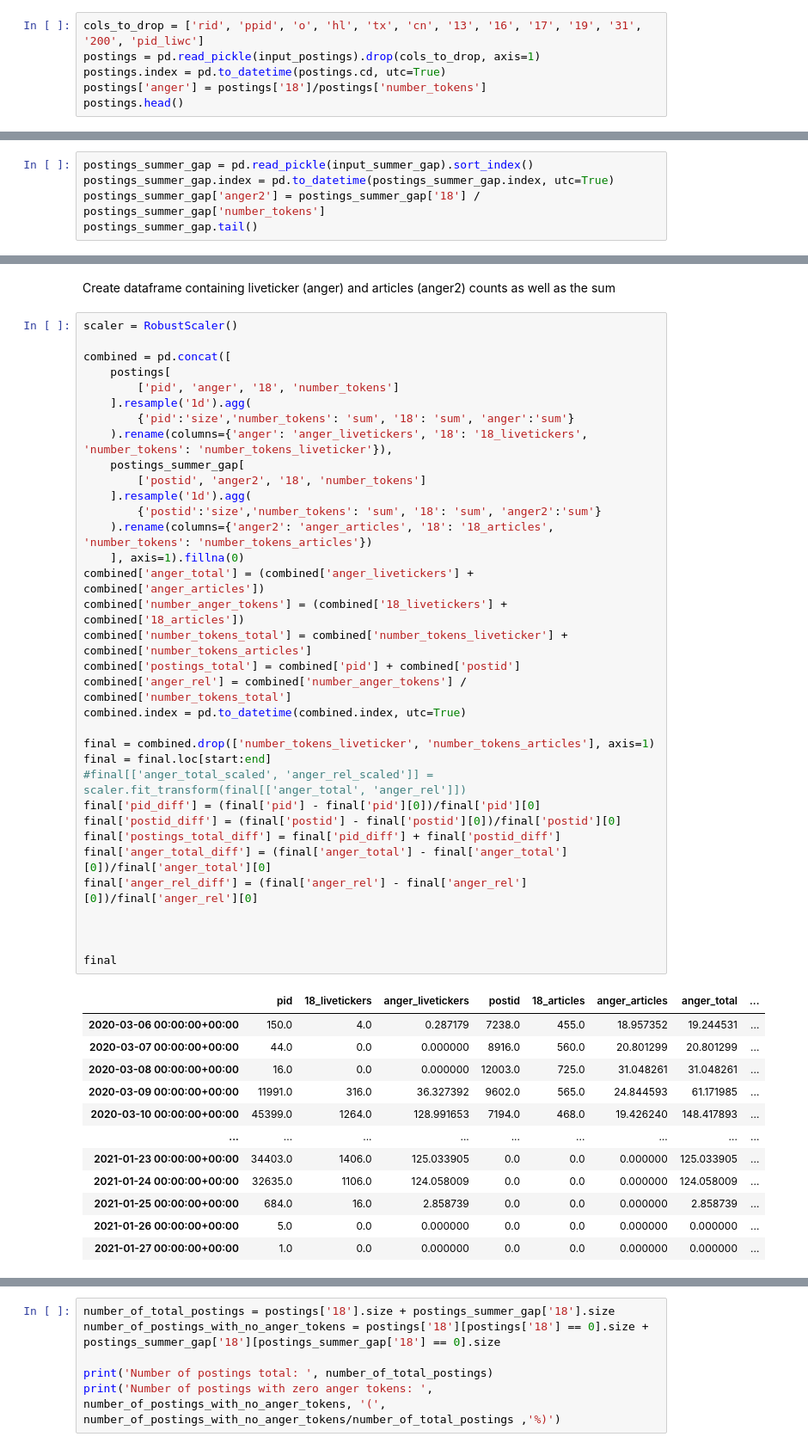
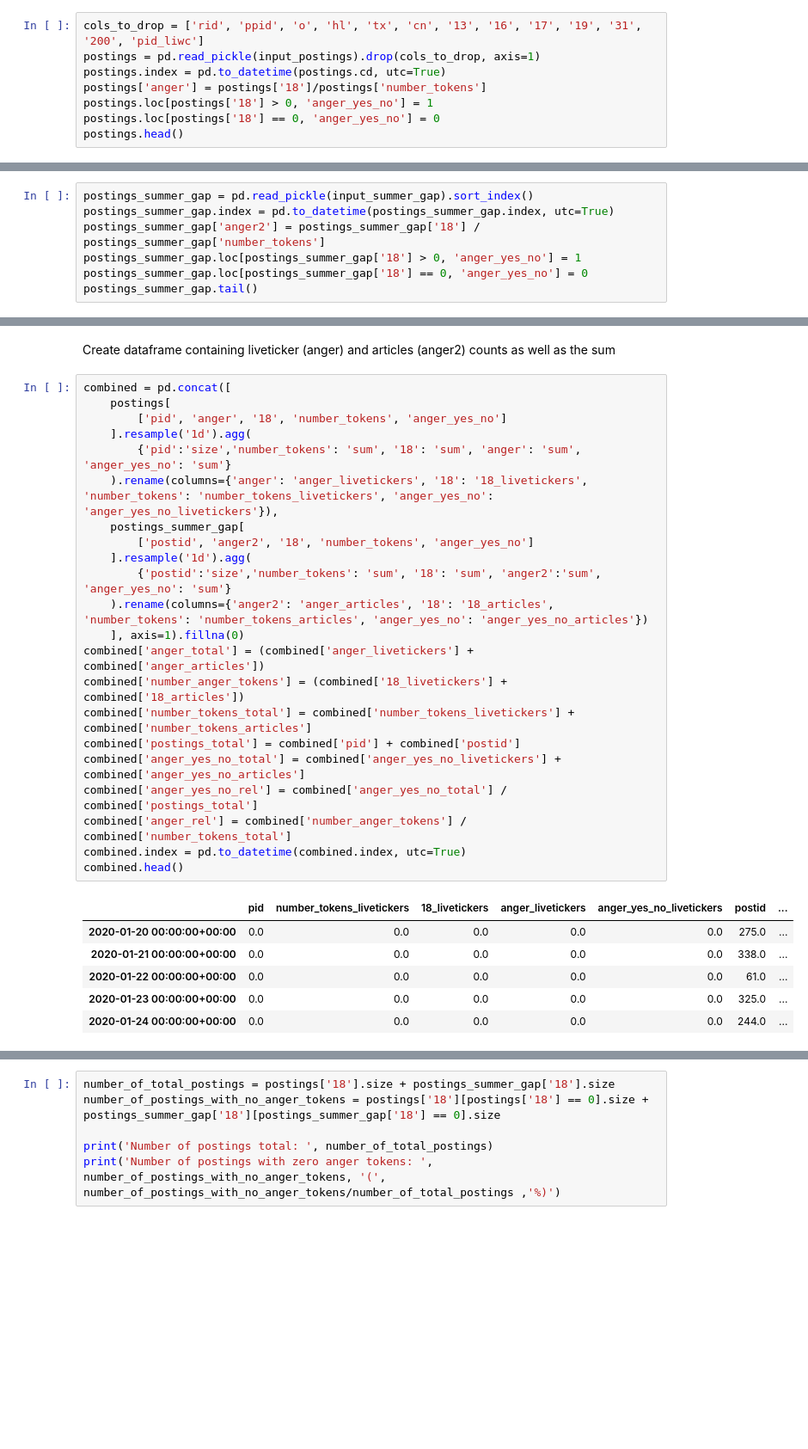
Before and after one commit to nostromo7/IPDS_standardforum, a Jupyter notebook: code/analysis.ipynb, the cells around one changed output, grey strips where cells are left out. Shown at 86% size. Saved outputs shown, nothing was run; the diff lists cells and outputs as text; blank space fills up the shorter version.

```diff
--- a/code/analysis.ipynb
+++ b/code/analysis.ipynb
@@ -60,5 +64,7 @@ cols_to_drop = ['rid', 'ppid', 'o', 'hl', 'tx', 'cn', '13', '16', '17', '19', '3
 postings = pd.read_pickle(input_postings).drop(cols_to_drop, axis=1)
 postings.index = pd.to_datetime(postings.cd, utc=True)
 postings['anger'] = postings['18']/postings['number_tokens']
+postings.loc[postings['18'] > 0, 'anger_yes_no'] = 1
+postings.loc[postings['18'] == 0, 'anger_yes_no'] = 0
 postings.head()
 # %% [output]
@@ -80,6 +87,8 @@ Load and analyze dataset of articles to fill gap in the summer
 postings_summer_gap = pd.read_pickle(input_summer_gap).sort_index()
 postings_summer_gap.index = pd.to_datetime(postings_summer_gap.index, utc=True)
 postings_summer_gap['anger2'] = postings_summer_gap['18'] / postings_summer_gap['number_tokens']
+postings_summer_gap.loc[postings_summer_gap['18'] > 0, 'anger_yes_no'] = 1
+postings_summer_gap.loc[postings_summer_gap['18'] == 0, 'anger_yes_no'] = 0
 postings_summer_gap.tail()
 # %% [output]
 |  | postid | parentid | communityidentityid | communityname | timestamp | followers | ratings_pos | ... |
@@ -92,49 +101,31 @@ postings_summer_gap.tail()
 # %% [markdown]
 Create dataframe containing liveticker (anger) and articles (anger2) counts as well as the sum
 # %%
-scaler = RobustScaler()
-
 combined = pd.concat([
     postings[
-        ['pid', 'anger', '18', 'number_tokens']
+        ['pid', 'anger', '18', 'number_tokens', 'anger_yes_no']
     ].resample('1d').agg(
-        {'pid':'size','number_tokens': 'sum', '18': 'sum', 'anger':'sum'}
-    ).rename(columns={'anger': 'anger_livetickers', '18': '18_livetickers', 'number_tokens': 'number_tokens_liveticker'}),
+        {'pid':'size','number_tokens': 'sum', '18': 'sum', 'anger': 'sum', 'anger_yes_no': 'sum'}
+    ).rename(columns={'anger': 'anger_livetickers', '18': '18_livetickers', 'number_tokens': 'number_tokens_livetickers', 'anger_yes_no': 'anger_yes_no_livetickers'}),
     postings_summer_gap[
-        ['postid', 'anger2', '18', 'number_tokens']
+        ['postid', 'anger2', '18', 'number_tokens', 'anger_yes_no']
     ].resample('1d').agg(
-        {'postid':'size','number_tokens': 'sum', '18': 'sum', 'anger2':'sum'}
-    ).rename(columns={'anger2': 'anger_articles', '18': '18_articles', 'number_tokens': 'number_tokens_articles'})
+        {'postid':'size','number_tokens': 'sum', '18': 'sum', 'anger2':'sum', 'anger_yes_no': 'sum'}
+    ).rename(columns={'anger2': 'anger_articles', '18': '18_articles', 'number_tokens': 'number_tokens_articles', 'anger_yes_no': 'anger_yes_no_articles'})
     ], axis=1).fillna(0)
 combined['anger_total'] = (combined['anger_livetickers'] + combined['anger_articles'])
 combined['number_anger_tokens'] = (combined['18_livetickers'] + combined['18_articles'])
-combined['number_tokens_total'] = combined['number_tokens_liveticker'] + combined['number_tokens_articles']
+combined['number_tokens_total'] = combined['number_tokens_livetickers'] + combined['number_tokens_articles']
 combined['postings_total'] = combined['pid'] + combined['postid']
+combined['anger_yes_no_total'] = combined['anger_yes_no_livetickers'] + combined['anger_yes_no_articles']
+combined['anger_yes_no_rel'] = combined['anger_yes_no_total'] / combined['postings_total']
 combined['anger_rel'] = combined['number_anger_tokens'] / combined['number_tokens_total']
 combined.index = pd.to_datetime(combined.index, utc=True)
-
-final = combined.drop(['number_tokens_liveticker', 'number_tokens_articles'], axis=1)
-final = final.loc[start:end]
-#final[['anger_total_scaled', 'anger_rel_scaled']] = scaler.fit_transform(final[['anger_total', 'anger_rel']])
-final['pid_diff'] = (final['pid'] - final['pid'][0])/final['pid'][0]
-final['postid_diff'] = (final['postid'] - final['postid'][0])/final['postid'][0]
-final['postings_total_diff'] = final['pid_diff'] + final['postid_diff']
-final['anger_total_diff'] = (final['anger_total'] - final['anger_total'][0])/final['anger_total'][0]
-final['anger_rel_diff'] = (final['anger_rel'] - final['anger_rel'][0])/final['anger_rel'][0]
-
-
-
-final
+combined.head()
 # %% [output]
-|  | pid | 18_livetickers | anger_livetickers | postid | 18_articles | anger_articles | anger_total | ... |
-| 2020-03-06 00:00:00+00:00 | 150.0 | 4.0 | 0.287179 | 7238.0 | 455.0 | 18.957352 | 19.244531 | ... |
-| 2020-03-07 00:00:00+00:00 | 44.0 | 0.0 | 0.000000 | 8916.0 | 560.0 | 20.801299 | 20.801299 | ... |
-| 2020-03-08 00:00:00+00:00 | 16.0 | 0.0 | 0.000000 | 12003.0 | 725.0 | 31.048261 | 31.048261 | ... |
-| 2020-03-09 00:00:00+00:00 | 11991.0 | 316.0 | 36.327392 | 9602.0 | 565.0 | 24.844593 | 61.171985 | ... |
-| 2020-03-10 00:00:00+00:00 | 45399.0 | 1264.0 | 128.991653 | 7194.0 | 468.0 | 19.426240 | 148.417893 | ... |
-| ... | ... | ... | ... | ... | ... | ... | ... | ... |
-| 2021-01-23 00:00:00+00:00 | 34403.0 | 1406.0 | 125.033905 | 0.0 | 0.0 | 0.000000 | 125.033905 | ... |
-| 2021-01-24 00:00:00+00:00 | 32635.0 | 1106.0 | 124.058009 | 0.0 | 0.0 | 0.000000 | 124.058009 | ... |
-| 2021-01-25 00:00:00+00:00 | 684.0 | 16.0 | 2.858739 | 0.0 | 0.0 | 0.000000 | 2.858739 | ... |
-| 2021-01-26 00:00:00+00:00 | 5.0 | 0.0 | 0.000000 | 0.0 | 0.0 | 0.000000 | 0.000000 | ... |
-| 2021-01-27 00:00:00+00:00 | 1.0 | 0.0 | 0.000000 | 0.0 | 0.0 | 0.000000 | 0.000000 | ... |
+|  | pid | number_tokens_livetickers | 18_livetickers | anger_livetickers | anger_yes_no_livetickers | postid | ... |
+| 2020-01-20 00:00:00+00:00 | 0.0 | 0.0 | 0.0 | 0.0 | 0.0 | 275.0 | ... |
+| 2020-01-21 00:00:00+00:00 | 0.0 | 0.0 | 0.0 | 0.0 | 0.0 | 338.0 | ... |
+| 2020-01-22 00:00:00+00:00 | 0.0 | 0.0 | 0.0 | 0.0 | 0.0 | 61.0 | ... |
+| 2020-01-23 00:00:00+00:00 | 0.0 | 0.0 | 0.0 | 0.0 | 0.0 | 325.0 | ... |
+| 2020-01-24 00:00:00+00:00 | 0.0 | 0.0 | 0.0 | 0.0 | 0.0 | 244.0 | ... |
```
Also changed, not shown: parts of 22 cells of this notebook.
